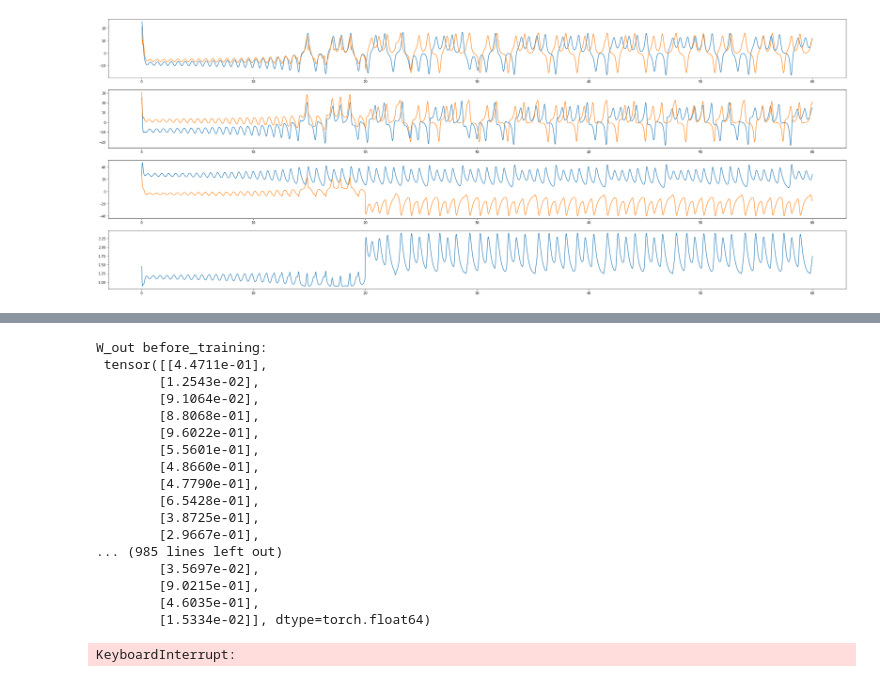
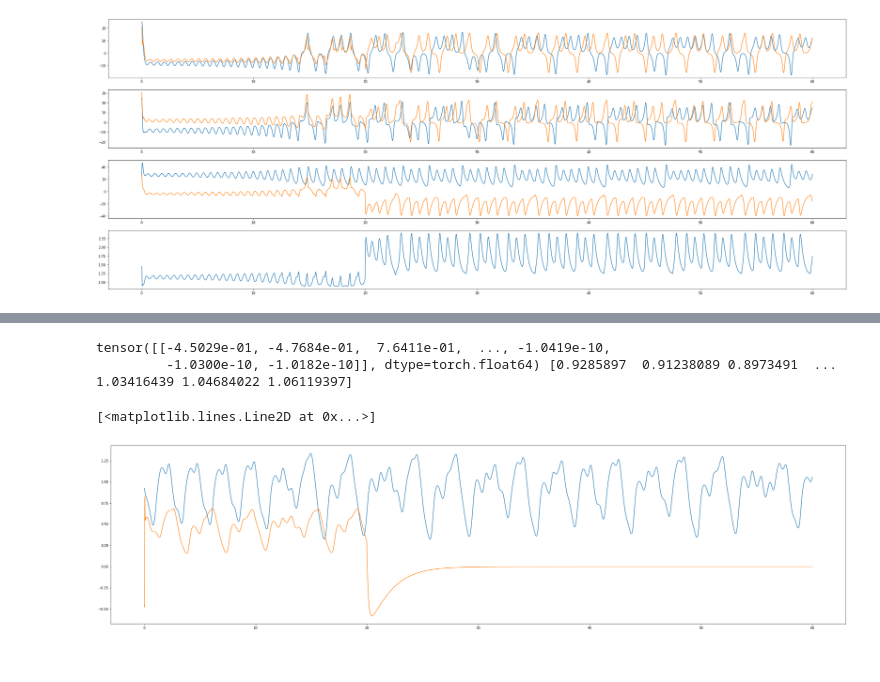
Before and after one commit to bucketfish0000/reservoir_restructure, a Jupyter notebook: reservoir.ipynb, the cells around one changed output, grey strips where cells are left out. Cells and saved outputs as stored; diff of their text form; code cells hidden in the pictures.

```diff
--- a/reservoir.ipynb
+++ b/reservoir.ipynb
@@ -99,29 +96,29 @@ import model
 importlib.reload(model)
 
 RP = model.reservoirModel('mackey_glass.config')
-print("W_out before_training:\n",RP.W_out)
+#print("W_out before_training:\n",RP.W_out)
 RP.training()
-print("W_out after_training:\n",RP.W_out)
+#print("W_out after_training:\n",RP.W_out)
 
 output,_=RP.run_by_self()
 
 forced_output,_ = RP.run_with_input()
-# %% [output]
-W_out before_training:
- tensor([[4.4711e-01],
-        [1.2543e-02],
-        [9.1064e-02],
-        [8.8068e-01],
-        [9.6022e-01],
-        [5.5601e-01],
-        [4.8660e-01],
-        [4.7790e-01],
-        [6.5428e-01],
-        [3.8725e-01],
-        [2.9667e-01],
-... (985 lines left out)
-        [3.5697e-02],
-        [9.0215e-01],
-        [4.6035e-01],
-        [1.5334e-02]], dtype=torch.float64)
-KeyboardInterrupt:
+# %%
+import torch
+importlib.reload(utils)
+print(output.T,sequence)
+p = [torch.reshape(output.T,[-1])]
+s = [sequence]
+
+fig=plt.figure()
+fig.set_figwidth(40)
+fig.set_figheight(10)
+plt.plot(time,sequence)
+plt.plot(time,torch.reshape(output.T,[-1]))
+
+#utils.plot_time_sequence(0,RP.run_time,RP.f,p,s,time,1)
+# %% [output]
+tensor([[-4.5029e-01, -4.7684e-01,  7.6411e-01,  ..., -1.0419e-10,
+         -1.0300e-10, -1.0182e-10]], dtype=torch.float64) [0.9285897  0.91238089 0.8973491  ... 1.03416439 1.04684022 1.06119397]
+[<matplotlib.lines.Line2D at 0x...>]
+[figure, added]
```
Also changed, not shown: parts of 3 cells of this notebook, 2 other files.
